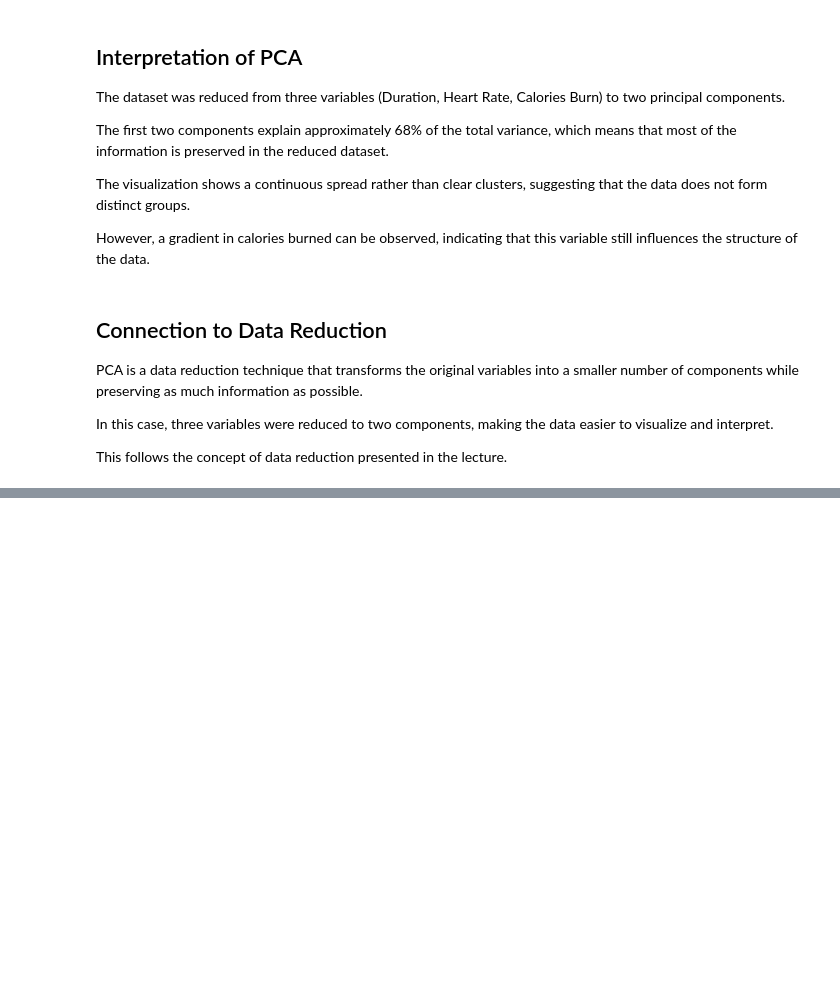
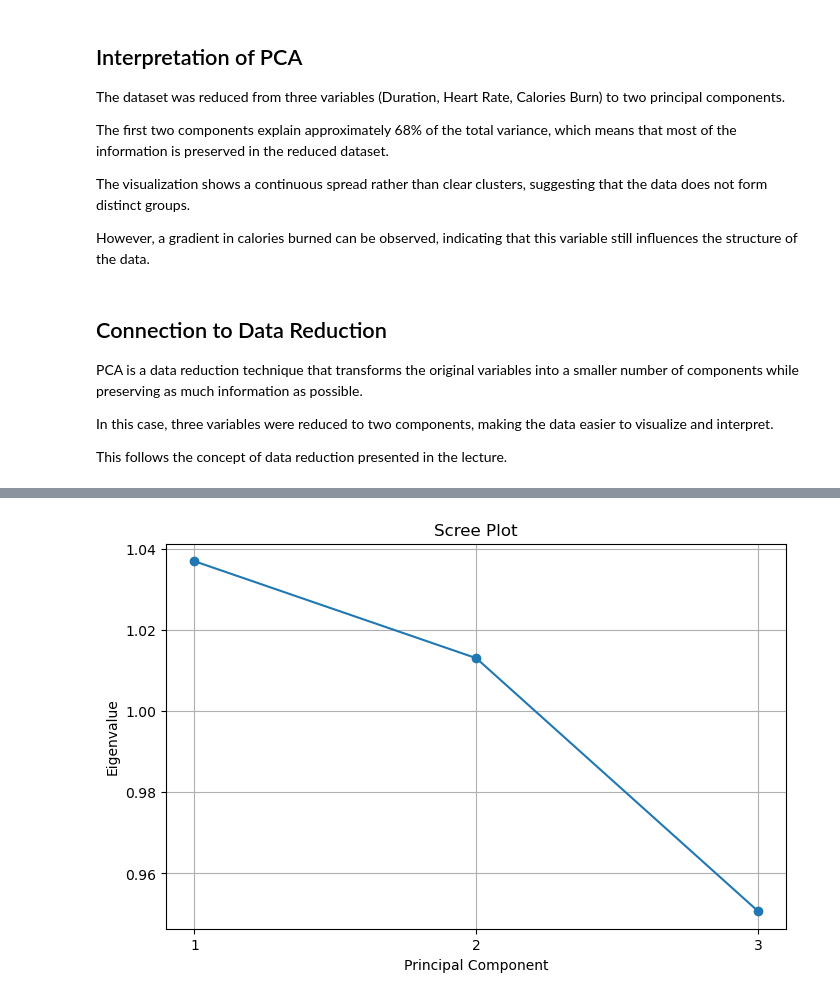
Before and after one commit to mahtabb90/fitness-anomaly-detector, a Jupyter notebook: notebooks/01_mahtab_pca.ipynb, the cells around one changed output, grey strips where cells are left out. Cells and saved outputs as stored; diff of their text form; code cells hidden in the pictures; blank space fills up the shorter version.

```diff
--- a/notebooks/01_mahtab_pca.ipynb
+++ b/notebooks/01_mahtab_pca.ipynb
@@ -120,0 +186,9 @@ This follows the concept of data reduction presented in the lecture.
+# %%
+# Eigenvalues and eigenvectors
+eigenvalues, eigenvectors = np.linalg.eig(cov_matrix)
+
+print("Eigenvalues:")
+print(eigenvalues)
+
+print("\nEigenvectors:")
+print(eigenvectors)
@@ -120,0 +203,12 @@ This follows the concept of data reduction presented in the lecture.
+# %%
+# Sort eigenvalues and eigenvectors
+sorted_index = np.argsort(eigenvalues)[::-1]
+
+sorted_eigenvalues = eigenvalues[sorted_index]
+sorted_eigenvectors = eigenvectors[:, sorted_index]
+
+print("Sorted Eigenvalues:")
+print(sorted_eigenvalues)
+
+print("\nSorted Eigenvectors:")
+print(sorted_eigenvectors)
@@ -120,0 +231,19 @@ This follows the concept of data reduction presented in the lecture.
+# %%
+import matplotlib.pyplot as plt
+
+# Scree plot
+plt.figure(figsize=(8, 5))
+plt.plot(
+    range(1, len(sorted_eigenvalues) + 1),
+    sorted_eigenvalues,
+    marker="o"
+)
+
+plt.title("Scree Plot")
+plt.xlabel("Principal Component")
+plt.ylabel("Eigenvalue")
+plt.xticks(range(1, len(sorted_eigenvalues) + 1))
+plt.grid(True)
+plt.show()
+# %% [output]
+[figure, added]
```
Also changed, not shown: parts of 19 cells of this notebook.
